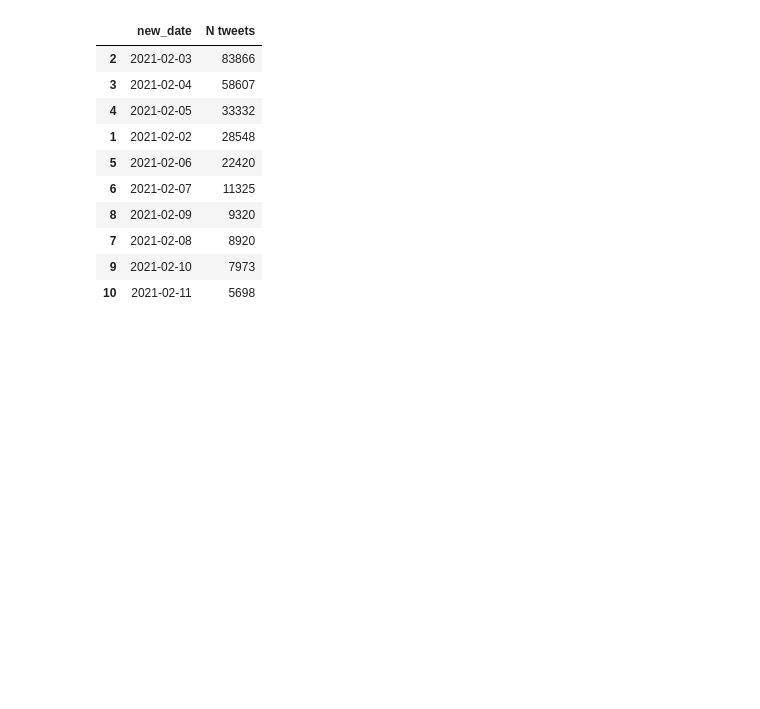
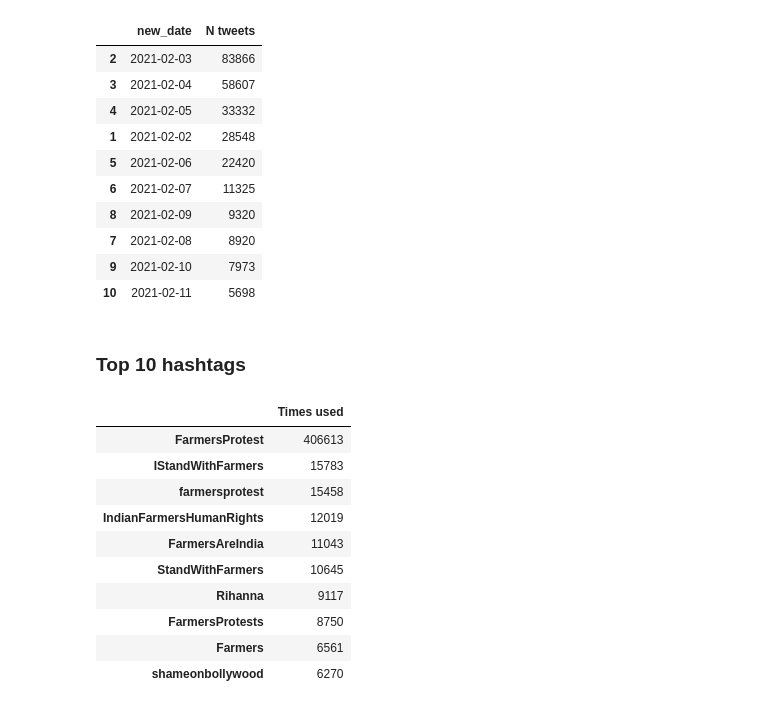
Before and after one commit to bmorrisc/Evaluacion-git, a Jupyter notebook: Solucion.ipynb, the cells around one changed output. Drawn from its saved outputs; the diff is of its cells as text; code cells hidden in the pictures; blank space fills up the shorter version.

Commit message:
top 10 hashtags function

```diff
--- a/Solucion.ipynb
+++ b/Solucion.ipynb
@@ -97,3 +97,38 @@ top10_days(df)
 | 7 | 2021-02-08 | 8920 |
 | 9 | 2021-02-10 | 7973 |
 | 10 | 2021-02-11 | 5698 |
+# %% [markdown]
+### Top 10 hashtags
+# %%
+import re
+
+def detect_hashtags(content):
+    list_hash = re.findall(r"#(\w+)", content)
+    return list_hash
+# %%
+def top10_hashtags(df):
+    dict_hash = {}
+    for index, row in df.iterrows():
+        list_hash = detect_hashtags(row["content"])
+        for h in list_hash:
+            if(h in dict_hash.keys()):
+                dict_hash[h] += 1
+            else:
+                dict_hash[h] = 1
+    hashtags_df = pd.DataFrame.from_dict(dict_hash, orient='index')
+    hashtags_df.rename(columns={0:"Times used"}, inplace=True)
+    return hashtags_df.sort_values(by="Times used", ascending=False).head(10)
+# %%
+top10_hashtags(df)
+# %% [output]
+|  | Times used |
+| FarmersProtest | 406613 |
+| IStandWithFarmers | 15783 |
+| farmersprotest | 15458 |
+| IndianFarmersHumanRights | 12019 |
+| FarmersAreIndia | 11043 |
+| StandWithFarmers | 10645 |
+| Rihanna | 9117 |
+| FarmersProtests | 8750 |
+| Farmers | 6561 |
+| shameonbollywood | 6270 |
```
